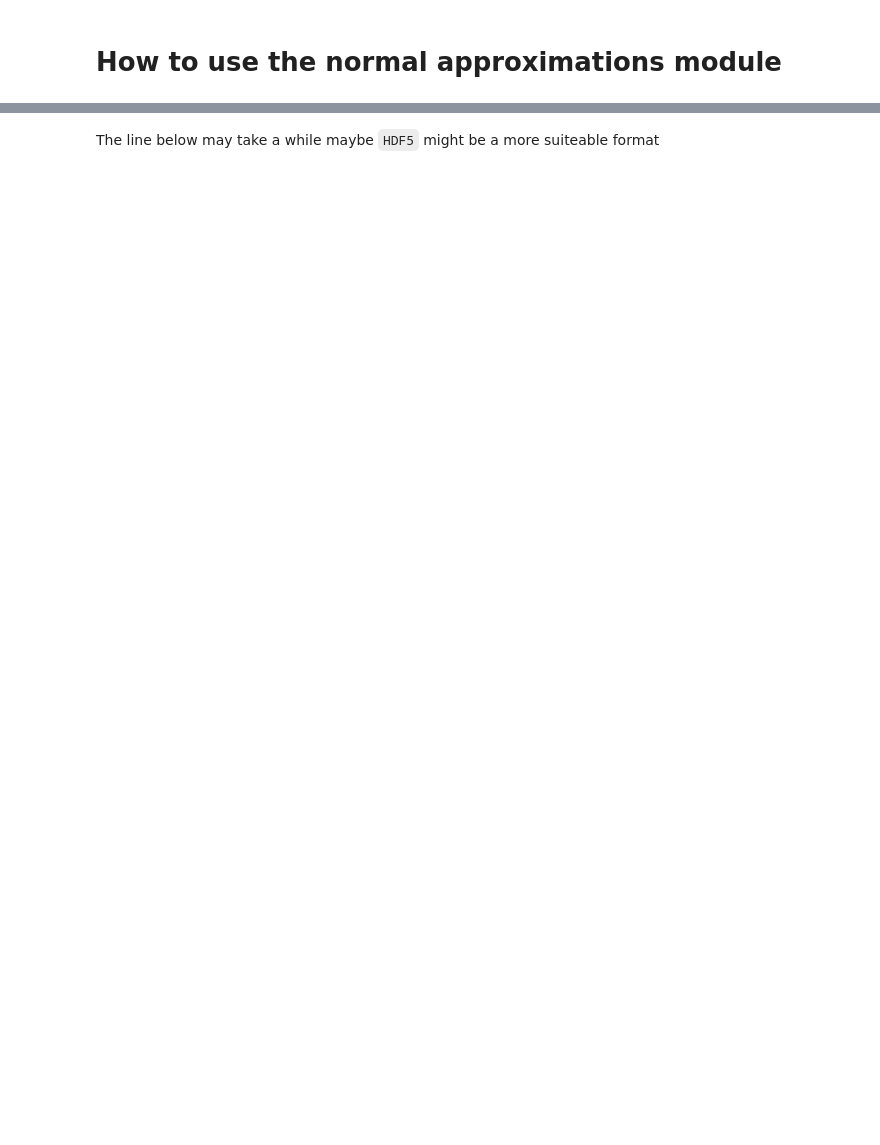
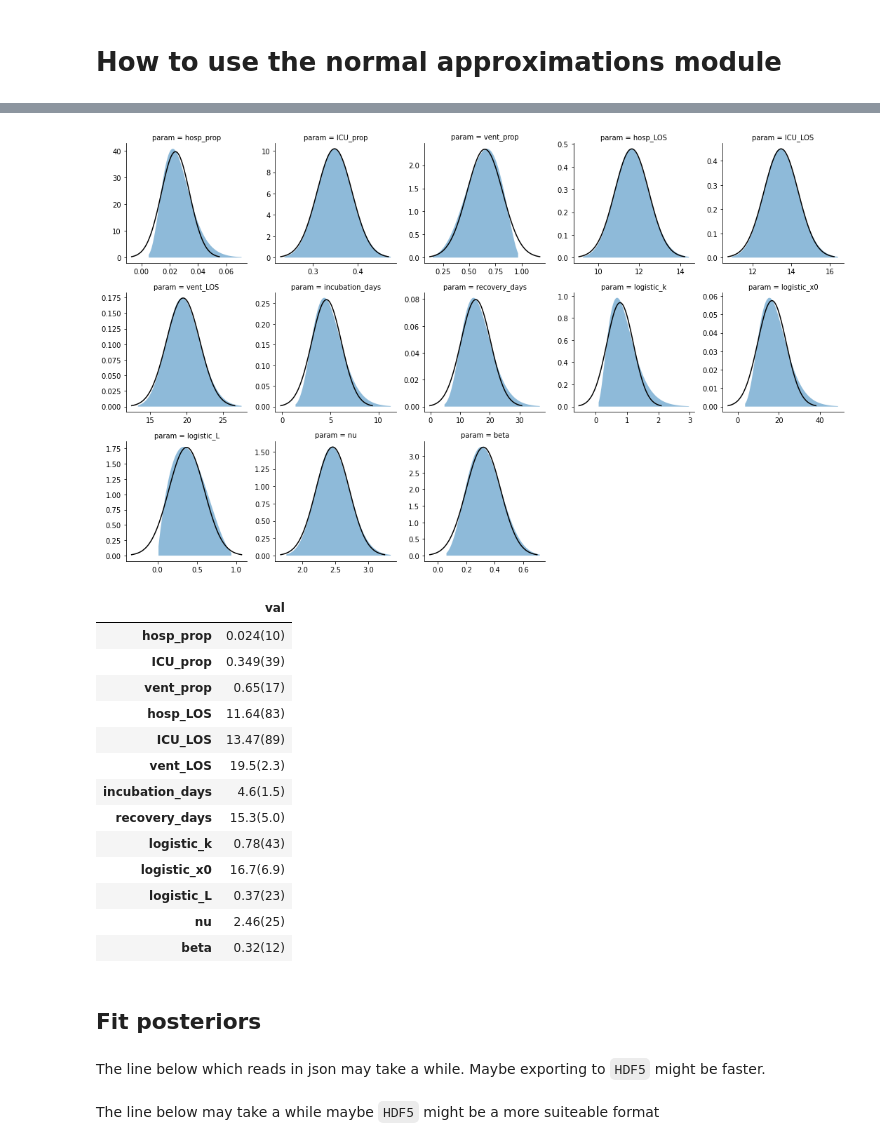
Before and after one commit to pennsignals/bayes-chime, a Jupyter notebook: notebooks/How-to-use-normal-approximations-module.ipynb, the cells around one changed output, grey strips where cells are left out. Drawn from its saved outputs; the diff is of its cells as text; code cells hidden in the pictures; blank space fills up the shorter version.

```diff
--- a/notebooks/How-to-use-normal-approximations-module.ipynb
+++ b/notebooks/How-to-use-normal-approximations-module.ipynb
@@ -20,4 +28,4 @@ ROOT = path.dirname(getcwd())
 RUN = "2020_04_22_09_07_17"
 # %%
 OUTPUT = path.join(ROOT, "output", RUN)
-DATA = path.join(ROOT, OUTPUT, "parameters")
+DATA = path.join(OUTPUT, "parameters")
@@ -33,4 +53,3 @@ data_df.head()
 # %%
 prior_df = read_csv(path.join(DATA, f"params.csv"))
-priors = ft.fit_norm_to_prior_df(prior_df)
-prior_df
+prior_df.head()
@@ -37,10 +63,34 @@ prior_df
+# %%
+priors = ft.fit_norm_to_prior_df(prior_df.query("distribution != 'constant'"))
+meta_pars = ft.fit_norm_to_prior_df(prior_df.query("distribution == 'constant'"))
 # %%
 g = FacetGrid(
     prior_df.query("distribution != 'constant'"),
     col="param",
     col_wrap=5,
     sharex=False,
     sharey=False,
 )
 g.map_dataframe(pl.plot_prior_fit)
 show_plot(g)
+DataFrame(data=priors, index=["val"]).T
+# %% [output]
+[figure, added]
+|  | val |
+| hosp_prop | 0.024(10) |
+| ICU_prop | 0.349(39) |
+| vent_prop | 0.65(17) |
+| hosp_LOS | 11.64(83) |
+| ICU_LOS | 13.47(89) |
+| vent_LOS | 19.5(2.3) |
+| incubation_days | 4.6(1.5) |
+| recovery_days | 15.3(5.0) |
+| logistic_k | 0.78(43) |
+| logistic_x0 | 16.7(6.9) |
+| logistic_L | 0.37(23) |
+| nu | 2.46(25) |
+| beta | 0.32(12) |
+# %% [markdown]
+## Fit posteriors
+# %% [markdown]
+The line below which reads in json may take a while. Maybe exporting to `HDF5` might be faster.
```
Also changed, not shown: parts of 19 cells of this notebook.
